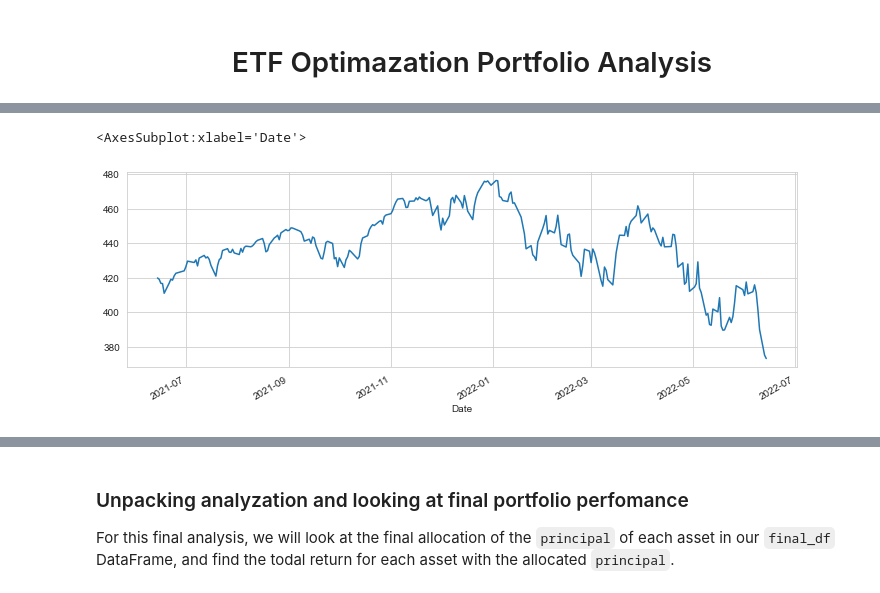
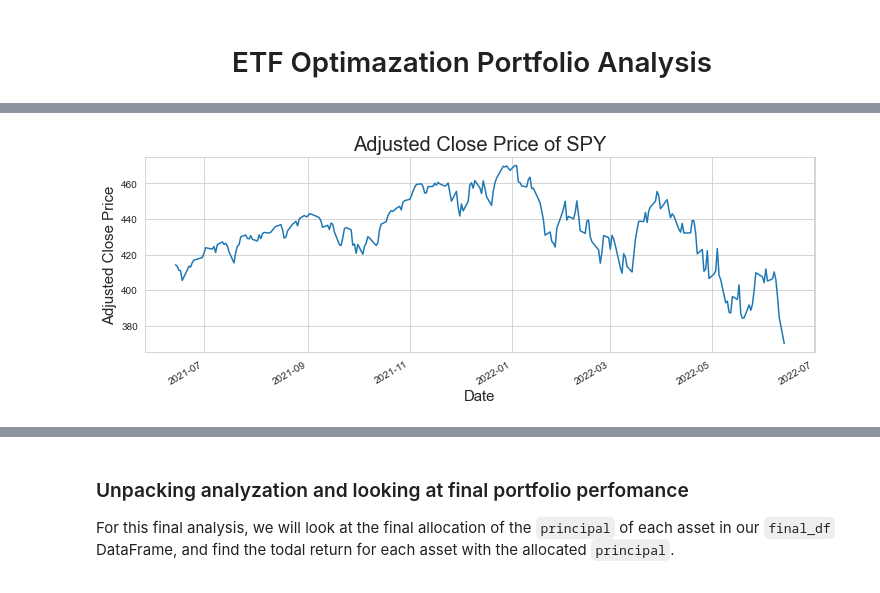
Before and after one commit to SpencerTimothy/Modern-Portfolio-Theory-Portfolio-Analysis-, a Jupyter notebook: MPT Project.ipynb, the cells around one changed output, grey strips where cells are left out. Cells and saved outputs as stored; diff of their text form; code cells hidden in the pictures.

```diff
--- a/MPT Project.ipynb
+++ b/MPT Project.ipynb
@@ -126,5 +174,10 @@ SLYG['Adj Close'].plot(figsize=(12,4))
 # %%
 SPY['Adj Close'].plot(figsize=(12,4))
+
+plt.title('Adjusted Close Price of SPY', fontsize=20)
+plt.xlabel('Date',fontsize=15)
+plt.ylabel('Adjusted Close Price', fontsize=15)
+
+plt.show()
 # %% [output]
-<AxesSubplot:xlabel='Date'>
-[figure, old version]
+[figure, new version]
```
Also changed, not shown: parts of 68 cells of this notebook.
